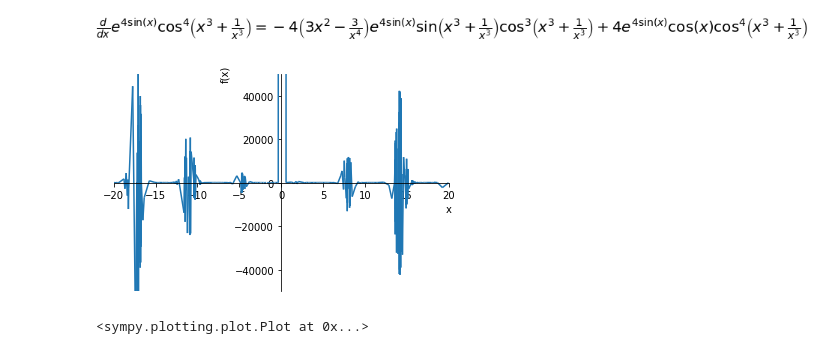
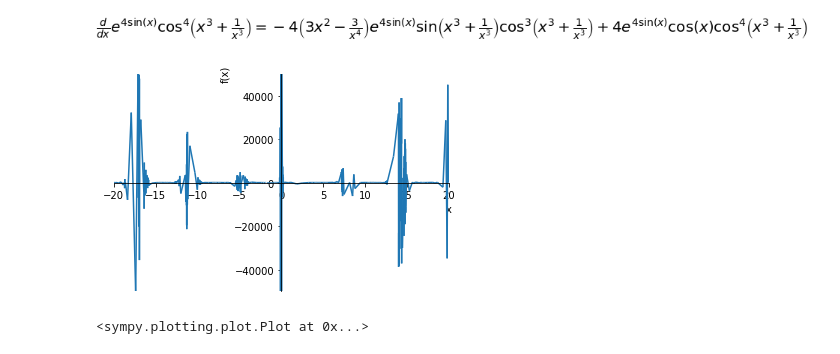
Before and after one commit to xdanger/notebooks, a Jupyter notebook: Mathematics/Essence of Caculus.ipynb, the cells around one changed output. Cells and saved outputs as stored; diff of their text form; code cells hidden in the pictures.

```diff
--- a/Mathematics/Essence of Caculus.ipynb
+++ b/Mathematics/Essence of Caculus.ipynb
@@ -200,8 +200,7 @@ relational.Eq(expr7, expr7.doit())
 # %% [output]
 [figure]
 # %%
-mp.dps = 100
 plot(expr7.doit(), (x, -20, 20), ylim=(-50000, 50000))
 # %% [output]
-[figure, old version]
+[figure, new version]
 <sympy.plotting.plot.Plot at 0x...>
```
